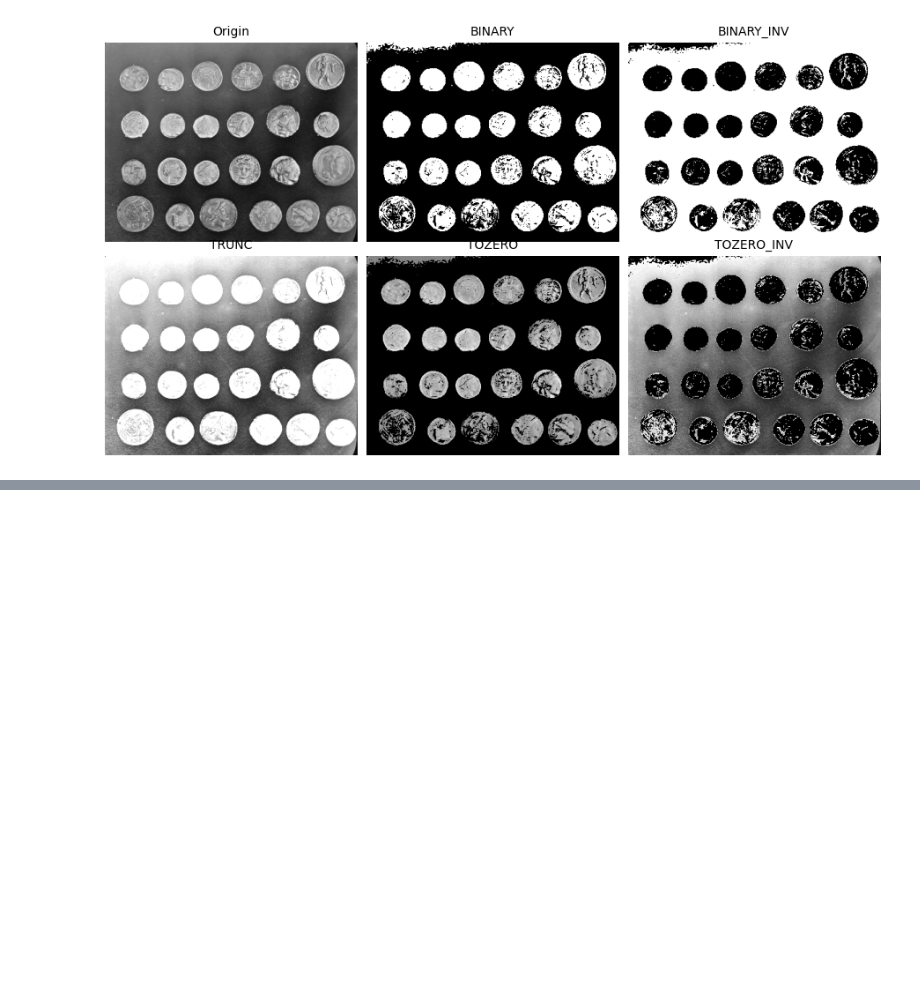
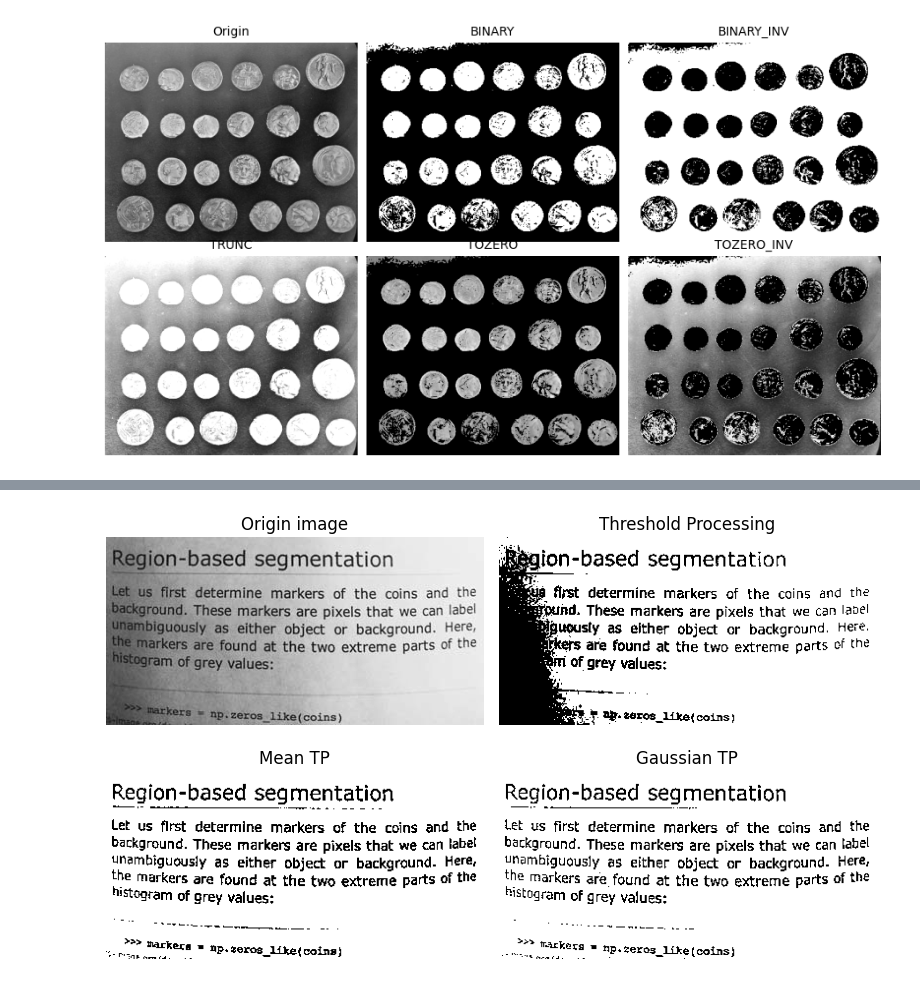
Before and after one commit to zave7/computer-vision, a Jupyter notebook: filtering.ipynb, the cells around one changed output, grey strips where cells are left out. Cells and saved outputs as stored; diff of their text form; code cells hidden in the pictures; blank space fills up the shorter version.

Commit message:
image filtering - window operation

```diff
--- a/filtering.ipynb
+++ b/filtering.ipynb
@@ -47,0 +62,29 @@ plt.show()
+# %%
+from skimage.data import page
+
+img = page()
+
+maxval = 255
+thresh = 126
+ret, th1 = cv2.threshold(img, thresh, maxval, cv2.THRESH_BINARY)
+
+k = 15
+C = 20
+
+th2 = cv2.adaptiveThreshold(img, maxval, cv2.ADAPTIVE_THRESH_MEAN_C, cv2.THRESH_BINARY, k, C)
+th3 = cv2.adaptiveThreshold(img, maxval, cv2.ADAPTIVE_THRESH_GAUSSIAN_C, cv2.THRESH_BINARY, k, C)
+
+images = [img, th1, th2, th3]
+titles = ["Origin image", "Threshold Processing", "Mean TP", "Gaussian TP"]
+
+plt.figure(figsize=(8, 5))
+for i in range(4):
+    plt.subplot(2, 2, i+1)
+    plt.imshow(images[i], cmap="gray")
+    plt.title(titles[i])
+    plt.axis("off")
+
+plt.tight_layout()
+plt.show()
+# %% [output]
+[figure, added]
```
Also changed, not shown: parts of 4 cells of this notebook.
